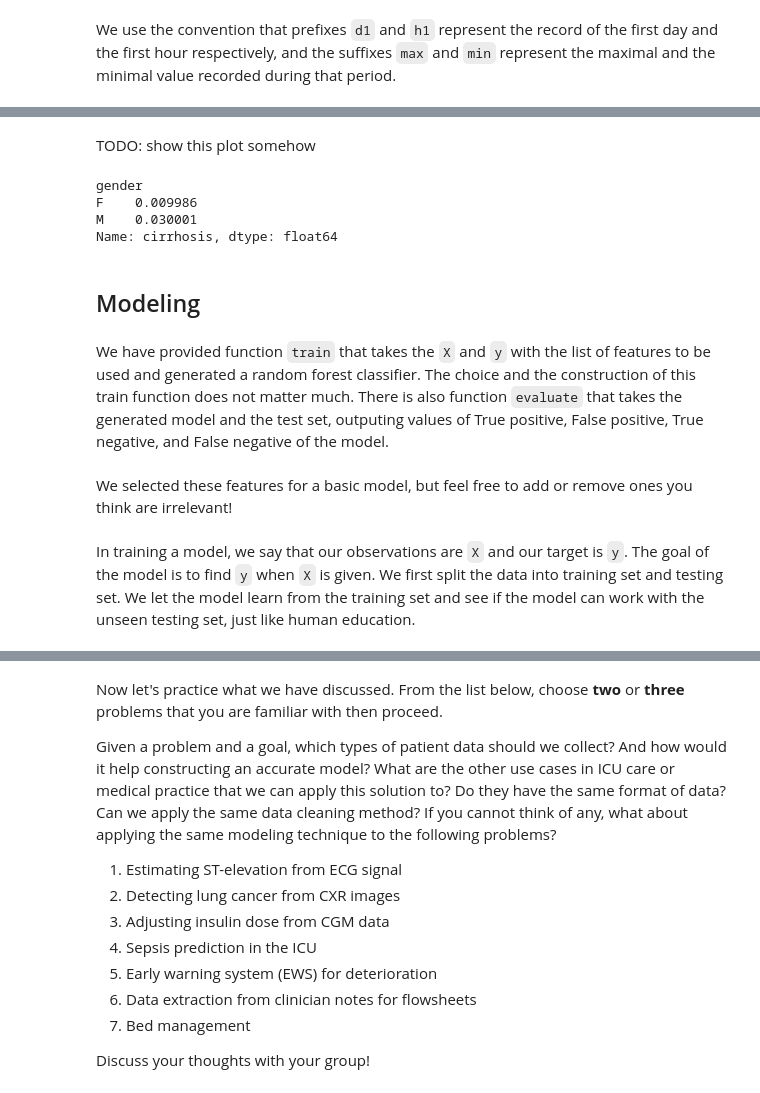
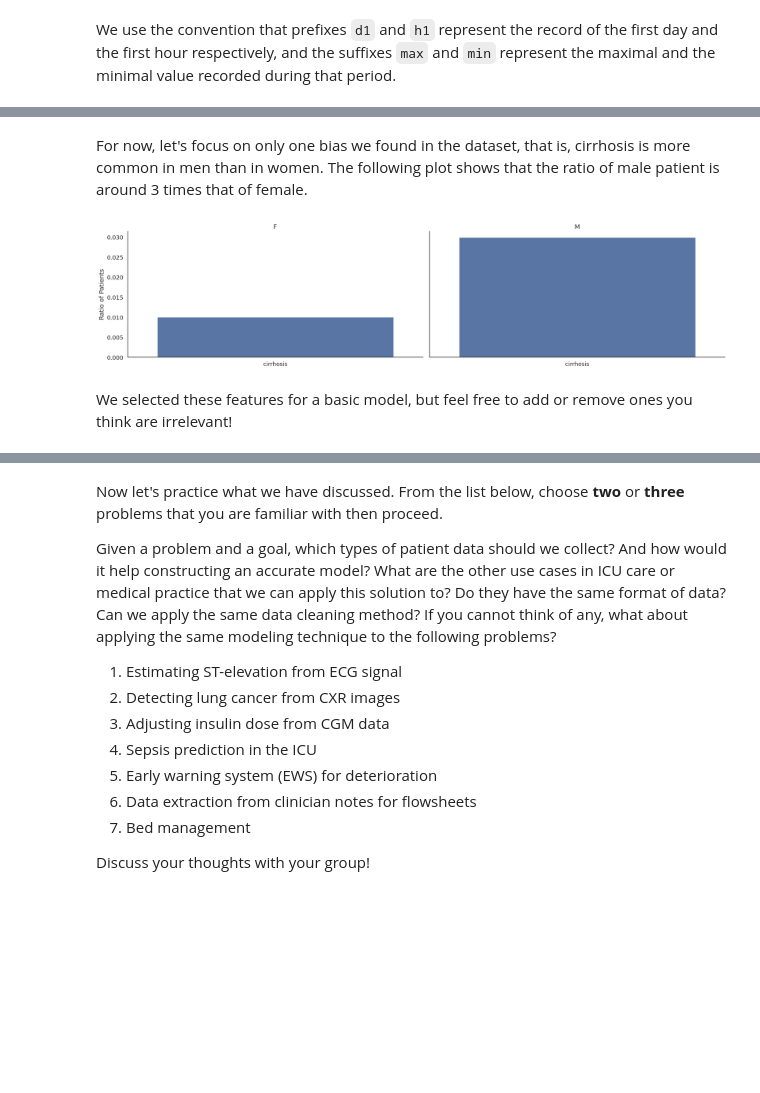
Before and after one commit to donlaporntr/TSCCM_Bias_In_AI_Workshop, a Jupyter notebook: AI_Fairness_in_Medicine.ipynb, the cells around one changed output, grey strips where cells are left out. Saved outputs shown, nothing was run; the diff lists cells and outputs as text; code cells hidden in the pictures; blank space fills up the shorter version.

```diff
--- a/AI_Fairness_in_Medicine.ipynb
+++ b/AI_Fairness_in_Medicine.ipynb
@@ -193,16 +173,9 @@ plot_cirrhosis_distribution(df, [
-# %% [markdown]
-TODO: show this plot somehow
-# %%
-df.groupby("gender").cirrhosis.mean()
-# %% [output]
-gender
-F    0.009986
-M    0.030001
-Name: cirrhosis, dtype: float64
-# %% [markdown]
-## Modeling
-# %% [markdown]
-We have provided function `train` that takes the `X` and `y` with the list of features to be used and generated a random forest classifier. The choice and the construction of this train function does not matter much. There is also function `evaluate` that takes the generated model and the test set, outputing values of True positive, False positive, True negative, and False negative of the model.
+# %% [markdown]
+For now, let's focus on only one bias we found in the dataset, that is, cirrhosis is more common in men than in women. The following plot shows that the ratio of male patient is around 3 times that of female.
+# %%
+bar_chart_of_cirrhosis(df, group_by="gender")
+# %% [output]
+[figure, added]
 # %% [markdown]
 We selected these features for a basic model, but feel free to add or remove ones you think are irrelevant!
 # %%
@@ -224,2 +194,0 @@ TARGET = "cirrhosis"
-# %% [markdown]
-In training a model, we say that our observations are `X` and our target is `y`. The goal of the model is to find `y` when `X` is given. We first split the data into training set and testing set. We let the model learn from the training set and see if the model can work with the unseen testing set, just like human education.
```
Also changed, not shown: parts of 16 cells of this notebook, 1 other file.
